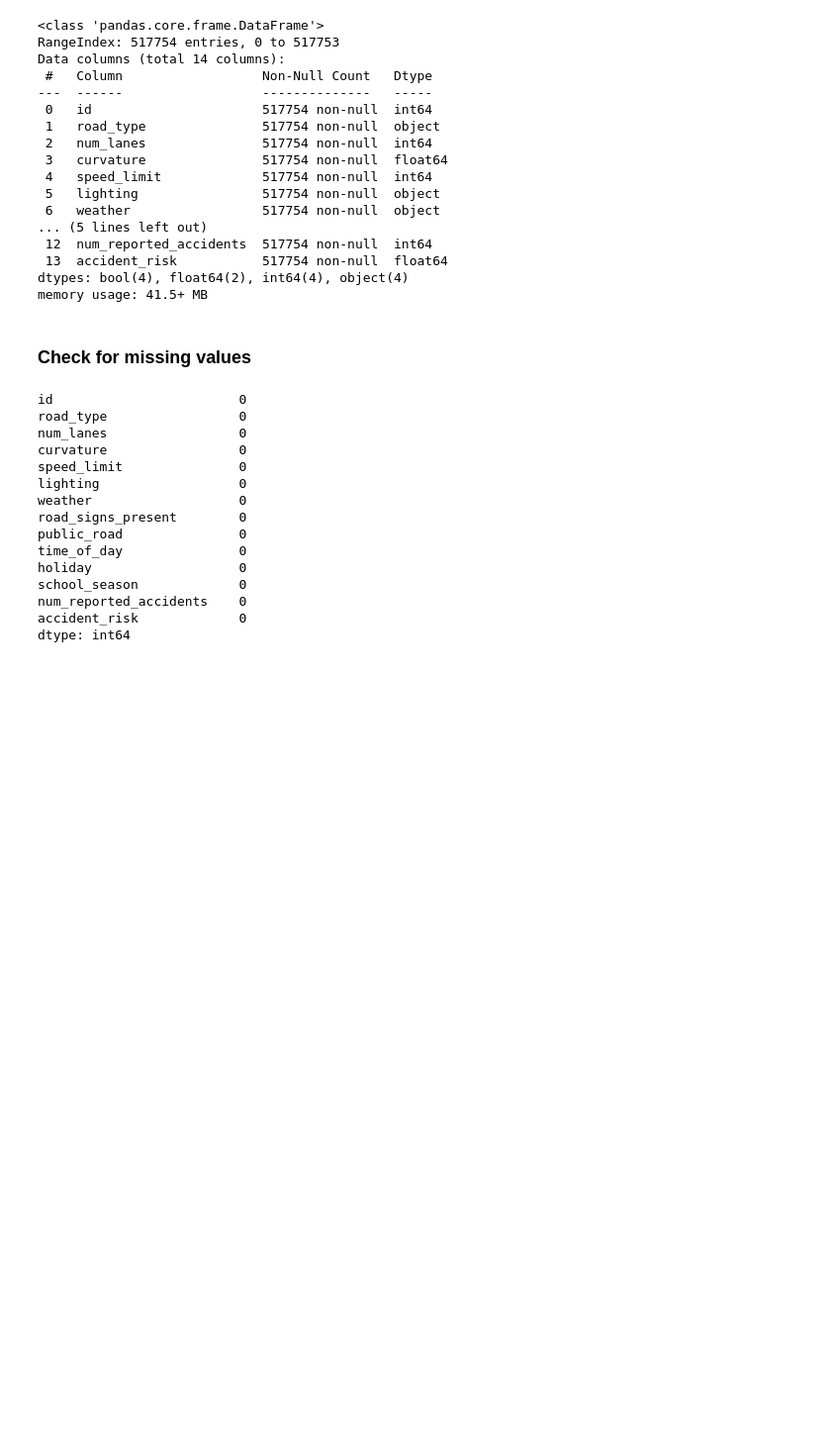
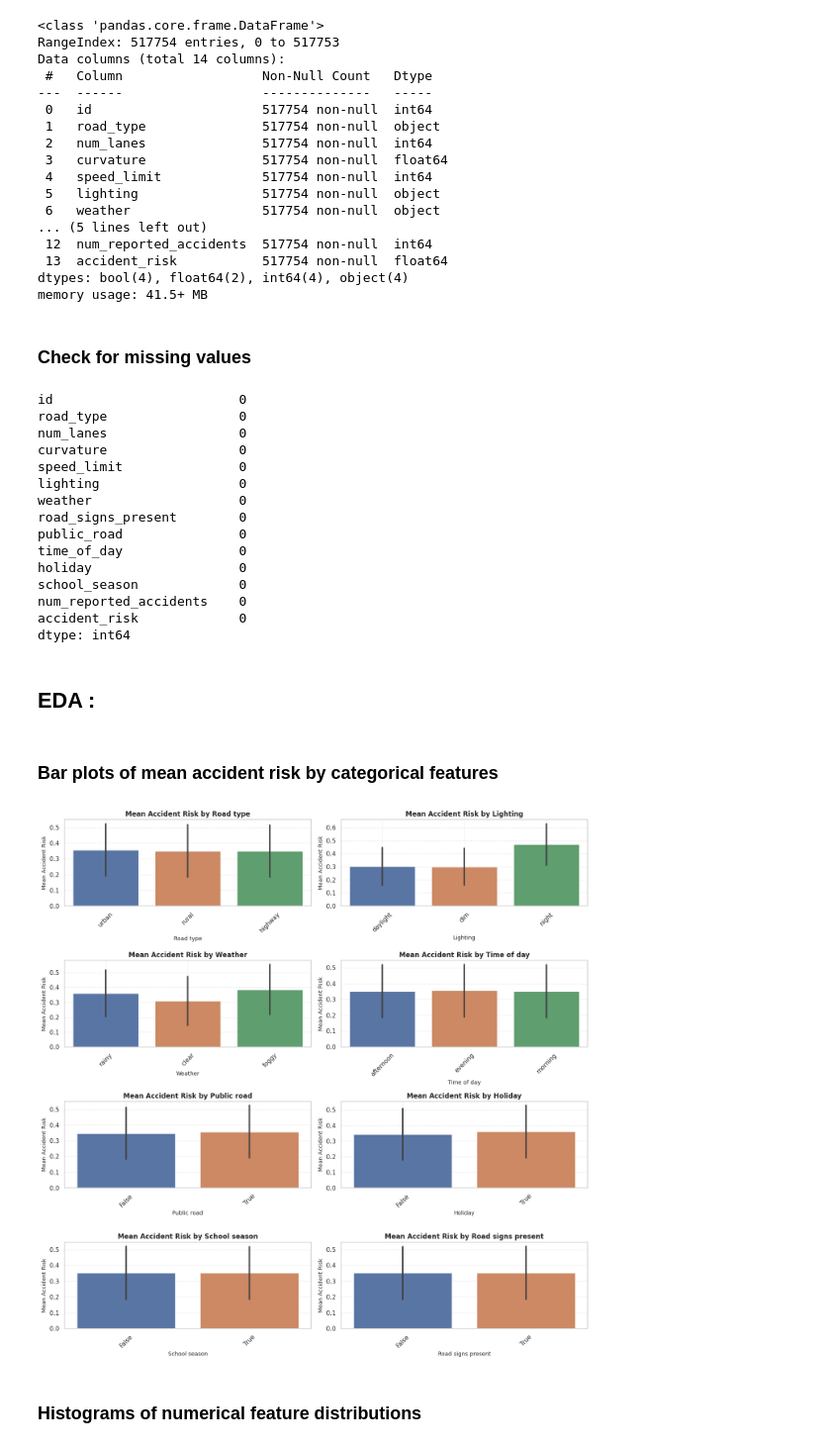
Before and after one commit to assil-barhoumi/accident-risk-prediction, a Jupyter notebook: accident_risk_prediction.ipynb, the cells around one changed output. Shown: that part at 99% size. Drawn from its saved outputs; the diff is of its cells as text; code cells hidden in the pictures; blank space fills up the shorter version.

Commit message:
add EDA plots for categorical and numerical features

```diff
--- a/accident_risk_prediction.ipynb
+++ b/accident_risk_prediction.ipynb
@@ -74,3 +74,42 @@ school_season             0
 num_reported_accidents    0
 accident_risk             0
 dtype: int64
+# %% [markdown]
+## EDA :
+# %% [markdown]
+### Bar plots of mean accident risk by categorical features
+# %%
+import matplotlib.pyplot as plt
+import seaborn as sns
+
+sns.set_theme(style="whitegrid")
+
+cat_features = [
+    'road_type', 'lighting', 'weather', 'time_of_day',
+    'public_road', 'holiday', 'school_season', 'road_signs_present'
+]
+
+fig, axes = plt.subplots(4, 2, figsize=(14, 14))
+axes = axes.flatten()
+
+for i, col in enumerate(cat_features):
+    sns.barplot(
+        x=col,
+        y='accident_risk',
+        data=train,
+        estimator='mean',
+        errorbar='sd',
+        ax=axes[i]
+    )
+    axes[i].set_title(f"Mean Accident Risk by {col.replace('_', ' ').capitalize()}", fontsize=12, weight='bold')
+    axes[i].set_xlabel(col.replace('_', ' ').capitalize(), fontsize=10)
+    axes[i].set_ylabel("Mean Accident Risk", fontsize=10)
+    axes[i].tick_params(axis='x', rotation=45)
+    axes[i].grid(True, linestyle='--', alpha=0.4)
+
+plt.tight_layout()
+plt.show()
+# %% [output]
+[figure, added]
+# %% [markdown]
+### Histograms of numerical feature distributions
```
Also changed, not shown: parts of 4 cells of this notebook.
